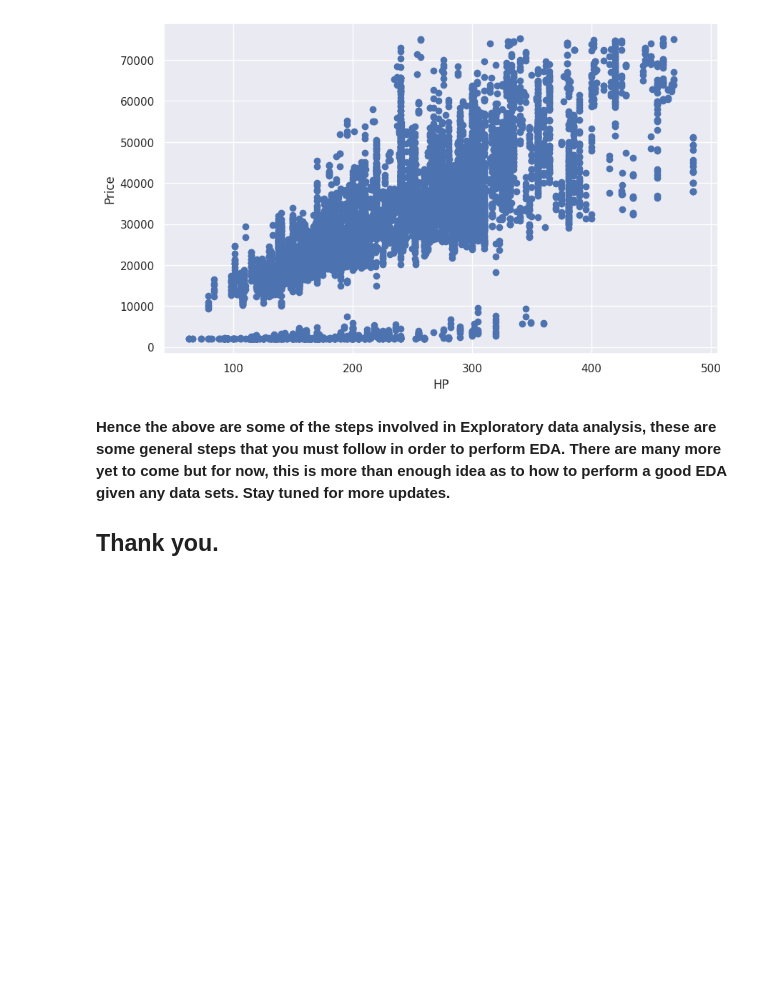
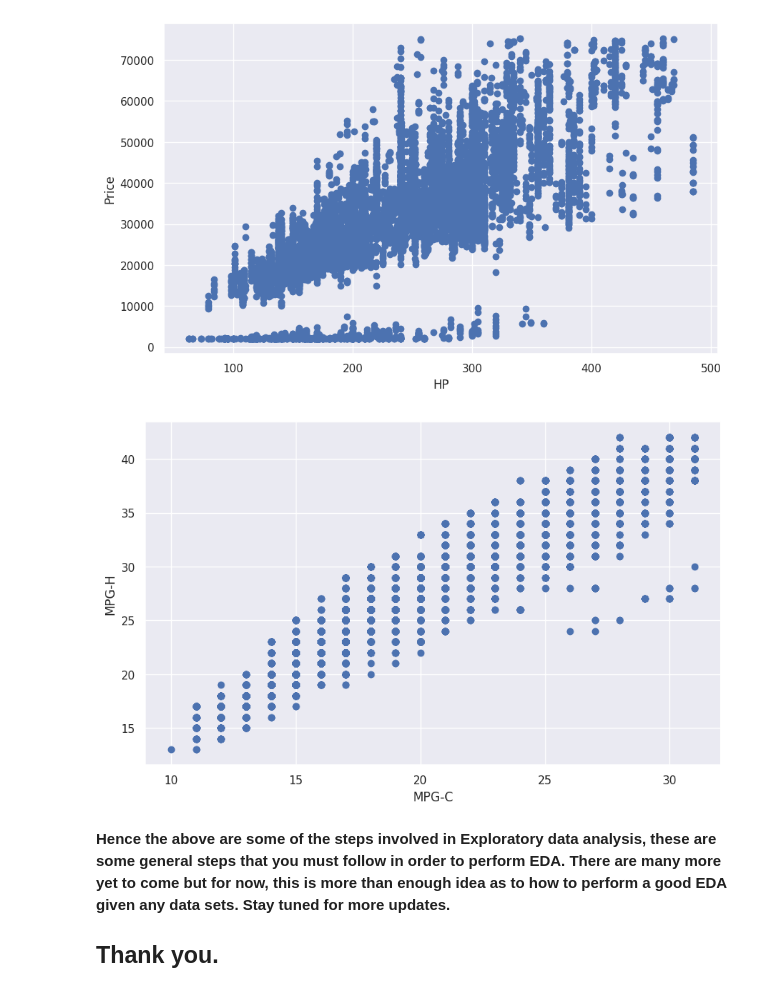
Before and after one commit to arthurkennedy/eda_dppt_project, a Jupyter notebook: base-nb.ipynb, the cells around one changed output. Cells and saved outputs as stored; diff of their text form; code cells hidden in the pictures; blank space fills up the shorter version.

Commit message:
added scatterplot

```diff
--- a/base-nb.ipynb
+++ b/base-nb.ipynb
@@ -341,6 +342,15 @@ ax.set_ylabel('Price')
 plt.show()
 # %% [output]
 [figure]
+# %%
+# plotting two more highly correlated features
+fig, ax = plt.subplots(figsize=(10,6))
+ax.scatter(df['MPG-C'], df['MPG-H'])
+ax.set_xlabel('MPG-C')
+ax.set_ylabel('MPG-H')
+plt.show()
+# %% [output]
+[figure, added]
 # %% [markdown]
 **Hence the above are some of the steps involved in Exploratory data analysis, these are some general steps that you must follow in order to perform EDA. There are many more yet to come but for now, this is more than enough idea as to how to perform a good EDA given any data sets. Stay tuned for more updates.**
 
```
Also changed, not shown: parts of 1 cell of this notebook.
